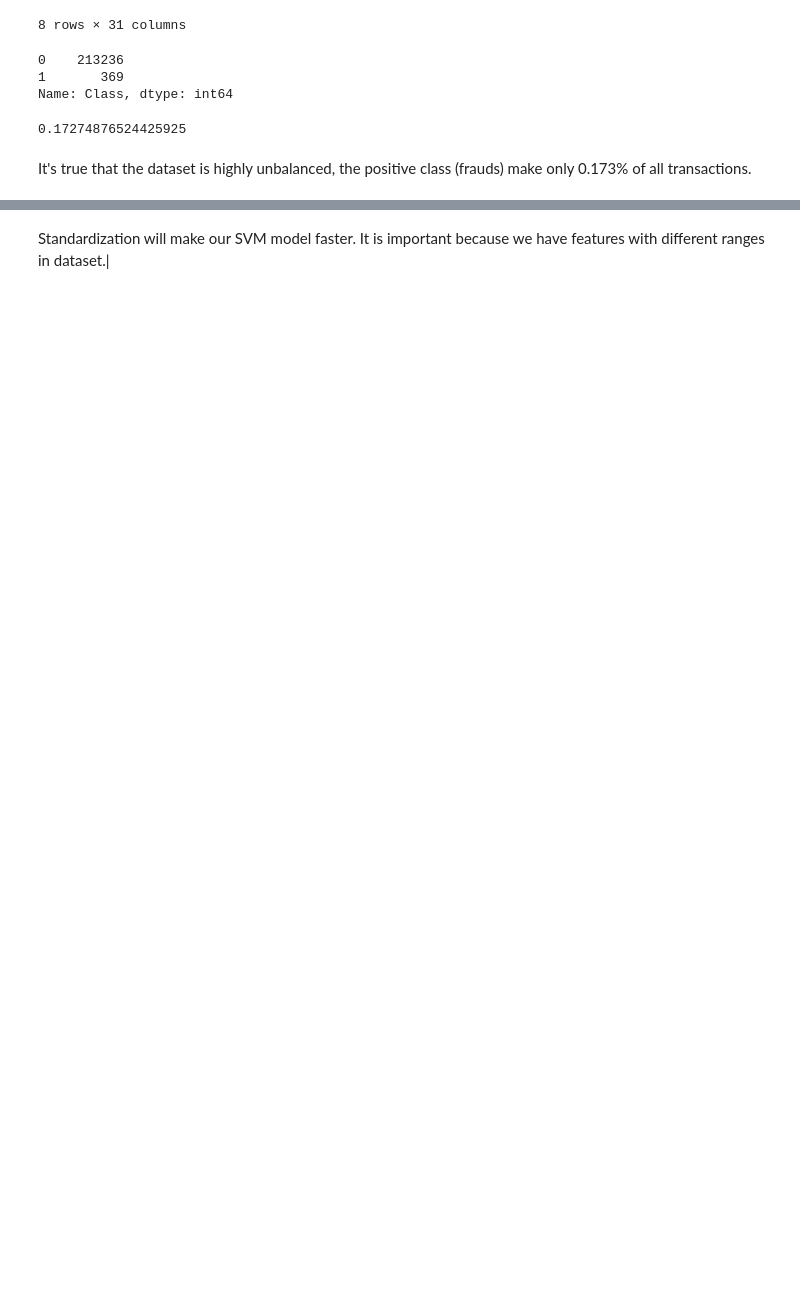
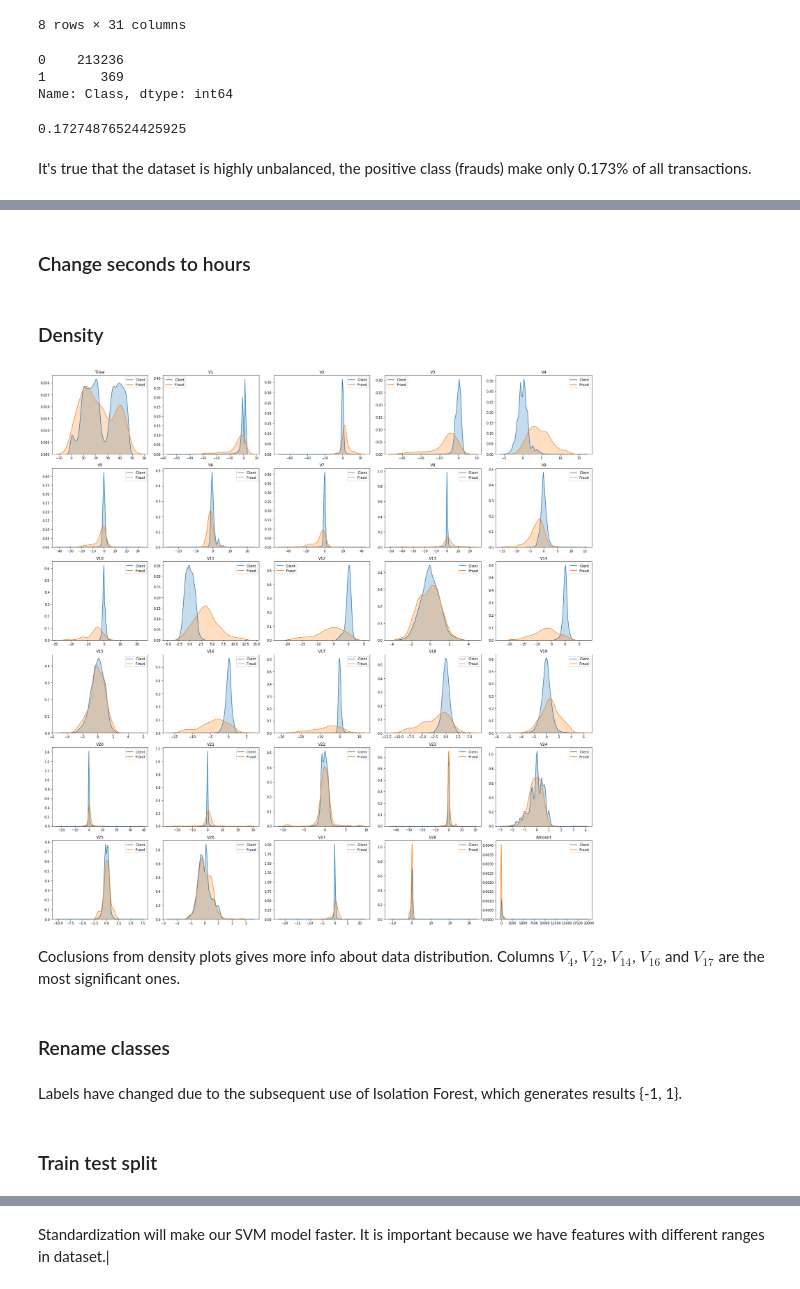
Before and after one commit to milySW/DataScience, a Jupyter notebook: ML projects/Fraud_detection/Fraud_detection.ipynb, the cells around one changed output, grey strips where cells are left out. Drawn from its saved outputs; the diff is of its cells as text; code cells hidden in the pictures; blank space fills up the shorter version.

```diff
--- a/ML projects/Fraud_detection/Fraud_detection.ipynb
+++ b/ML projects/Fraud_detection/Fraud_detection.ipynb
@@ -100,0 +93,15 @@ scaled_data.head()
+# %% [markdown]
+### Change seconds to hours
+# %%
+new_time = [i//(3600) for i in data['Time'].values]
+data['Time'] = new_time
+# %% [markdown]
+### Density
+# %%
+plot_density(data, list(data.columns.values)[:-1])
+# %% [output]
+[figure, added]
+# %% [markdown]
+Coclusions from density plots gives more info about data distribution. Columns $V_{4}$,  $V_{12}$,  $V_{14}$, $V_{16}$ and  $V_{17}$ are the most significant ones.
+# %% [markdown]
+### Rename classes
@@ -100,0 +112,4 @@ scaled_data.head()
+# %% [markdown]
+Labels have changed due to the subsequent use of Isolation Forest, which generates results {-1, 1}.
+# %% [markdown]
+### Train test split
```
Also changed, not shown: parts of 93 cells of this notebook, 8 other files.
